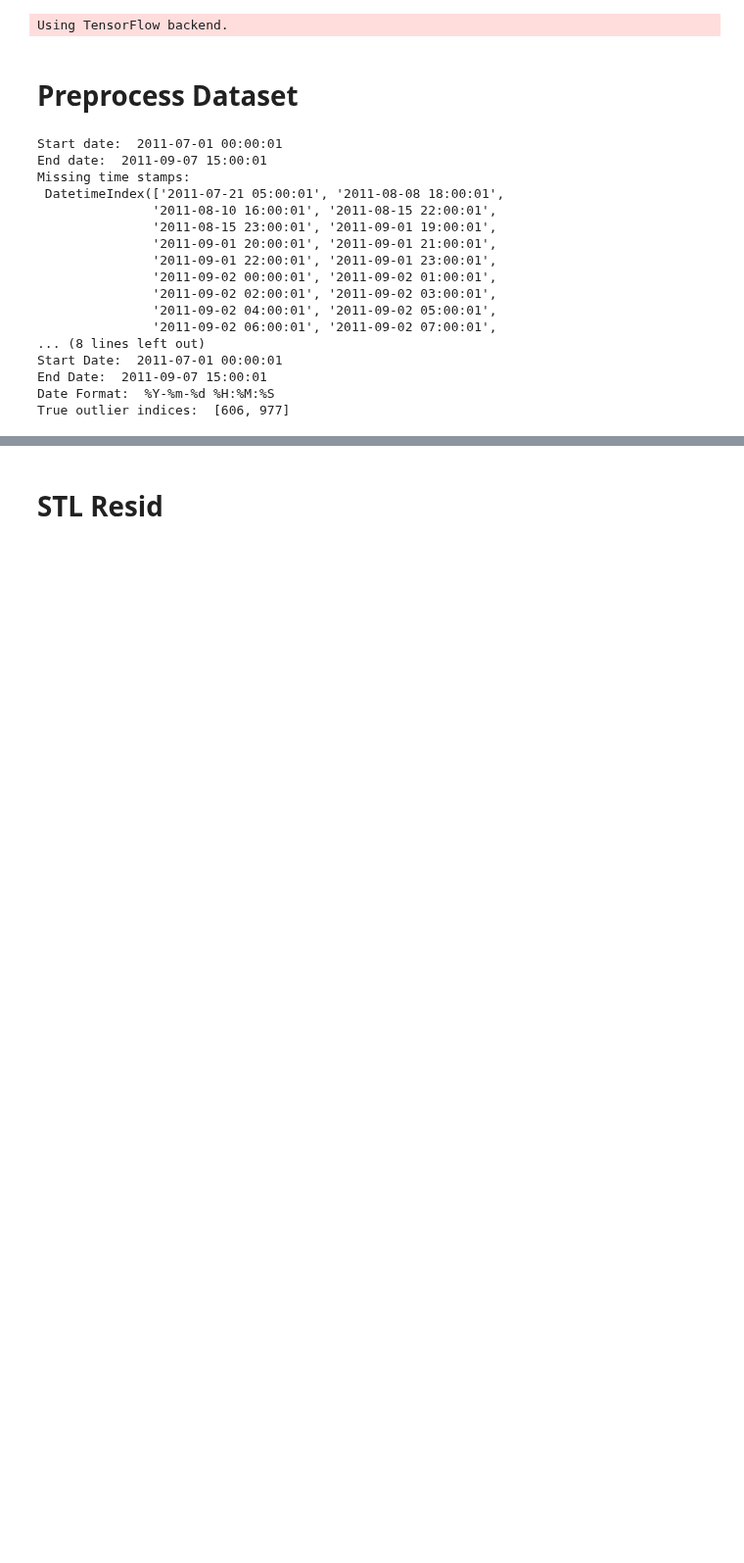
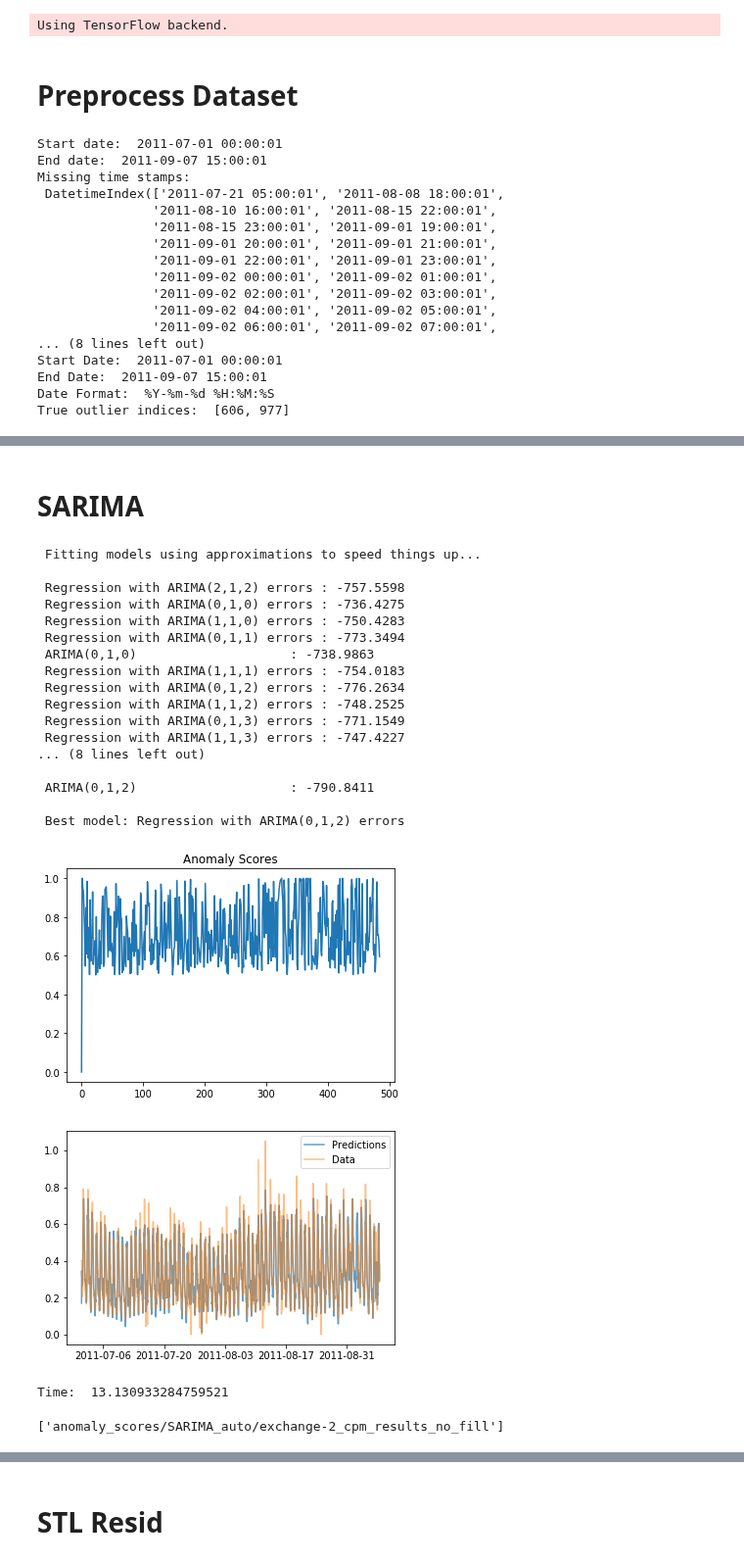
Before and after one commit to dn3kmc/adclasses, a Jupyter notebook: Dataset exchange-2_cpm_results (no fill).ipynb, the cells around one changed output, grey strips where cells are left out. Shown at 98% size. Drawn from its saved outputs; the diff is of its cells as text; code cells hidden in the pictures; blank space fills up the shorter version.

```diff
--- a/Dataset exchange-2_cpm_results (no fill).ipynb
+++ b/Dataset exchange-2_cpm_results (no fill).ipynb
@@ -60,0 +134,30 @@ True outlier indices:  [606, 977]
+# %% [markdown]
+# SARIMA
+# %%
+save_path = "anomaly_scores/SARIMA_auto/" + dataset_name+ "_no_fill"
+output_dict = ad.sarimax(gaussian_window_size=gaussian_window_size, step_size=100, auto=True,
+                         use_exog=True, s=24, plot_anomaly_scores=True,plot_forecast=True)
+print("Time: ", output_dict["Time"])
+joblib.dump(output_dict, save_path)
+# %% [output]
+ Fitting models using approximations to speed things up...
+
+ Regression with ARIMA(2,1,2) errors : -757.5598
+ Regression with ARIMA(0,1,0) errors : -736.4275
+ Regression with ARIMA(1,1,0) errors : -750.4283
+ Regression with ARIMA(0,1,1) errors : -773.3494
+ ARIMA(0,1,0)                    : -738.9863
+ Regression with ARIMA(1,1,1) errors : -754.0183
+ Regression with ARIMA(0,1,2) errors : -776.2634
+ Regression with ARIMA(1,1,2) errors : -748.2525
+ Regression with ARIMA(0,1,3) errors : -771.1549
+ Regression with ARIMA(1,1,3) errors : -747.4227
+... (8 lines left out)
+
+ ARIMA(0,1,2)                    : -790.8411
+
+ Best model: Regression with ARIMA(0,1,2) errors
+[figure, added]
+[figure, added]
+Time:  13.130933284759521
+['anomaly_scores/SARIMA_auto/exchange-2_cpm_results_no_fill']
```
Also changed, not shown: parts of 8 cells of this notebook, 38 other files.
